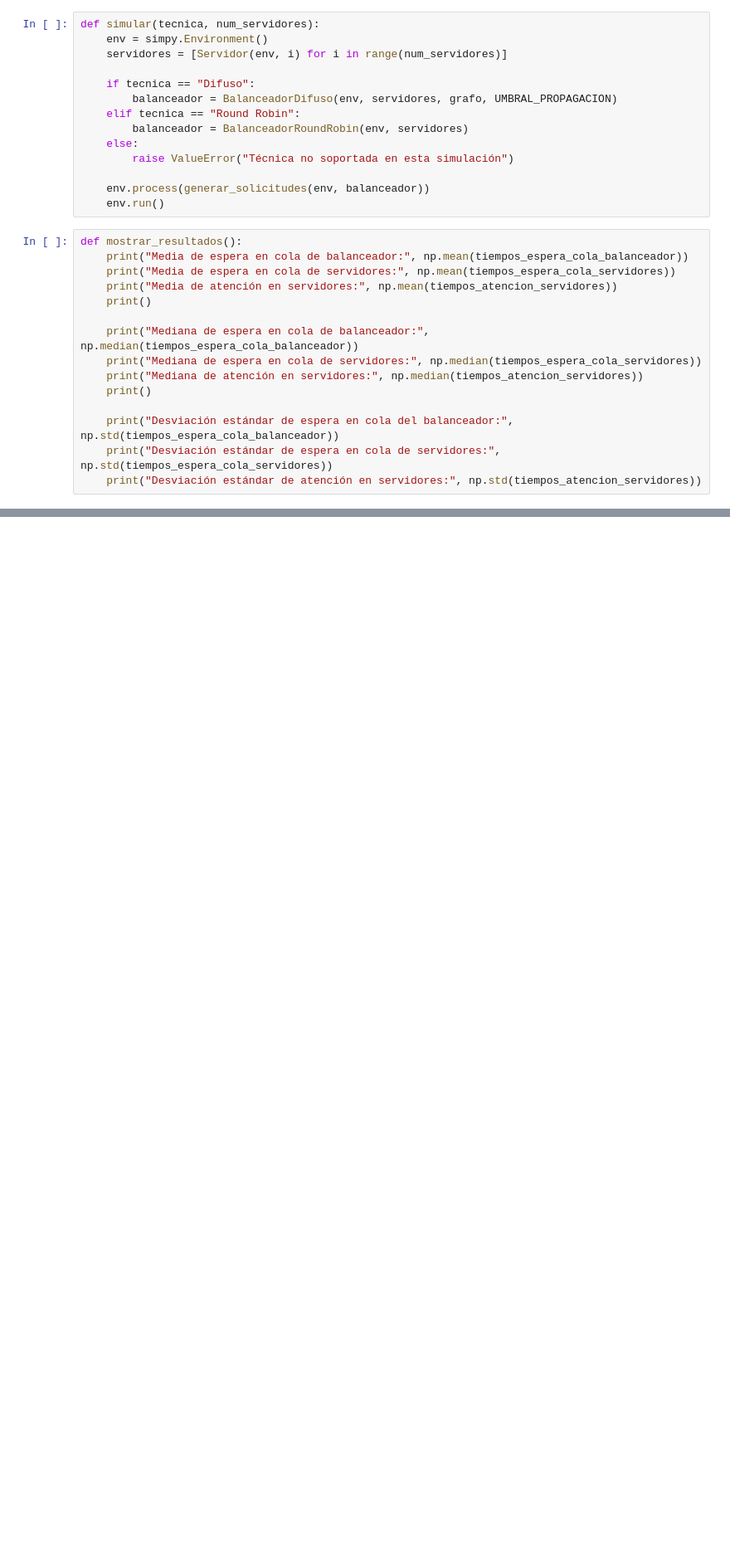
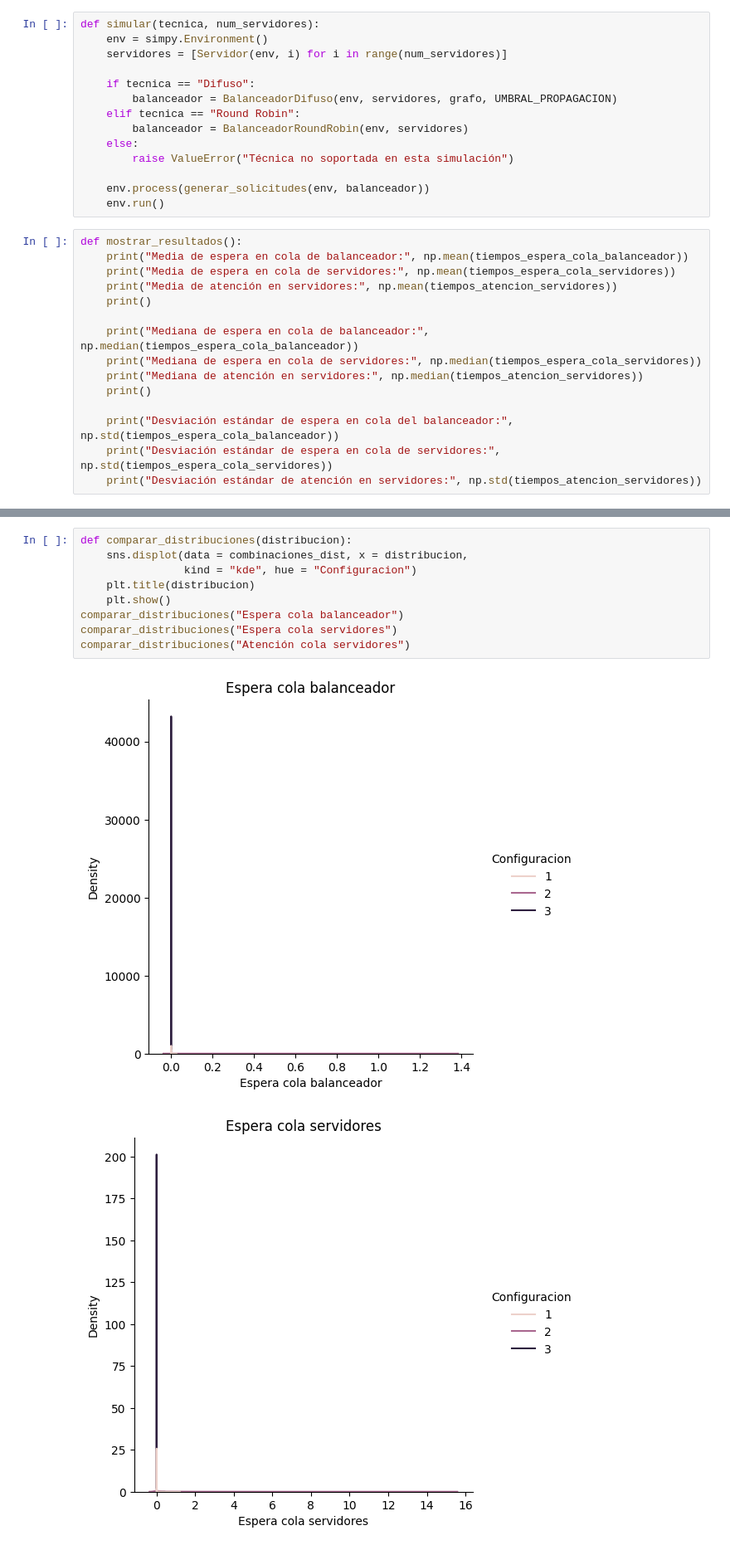
Before and after one commit to DanieLovera/simulacion_tp2, a Jupyter notebook: ej2.ipynb, the cells around one changed output, grey strips where cells are left out. Shown at 83% size. Drawn from its saved outputs; the diff is of its cells as text; blank space fills up the shorter version.

```diff
--- a/ej2.ipynb
+++ b/ej2.ipynb
@@ -208,0 +359,12 @@ Desviación estándar de atención en servidores: 0.10057835547748946
+# %%
+def comparar_distribuciones(distribucion):
+    sns.displot(data = combinaciones_dist, x = distribucion,
+                kind = "kde", hue = "Configuracion")
+    plt.title(distribucion)
+    plt.show()
+comparar_distribuciones("Espera cola balanceador")
+comparar_distribuciones("Espera cola servidores")
+comparar_distribuciones("Atención cola servidores")
+# %% [output]
+[figure, added]
+[figure, added]
```
Also changed, not shown: parts of 28 cells of this notebook.
